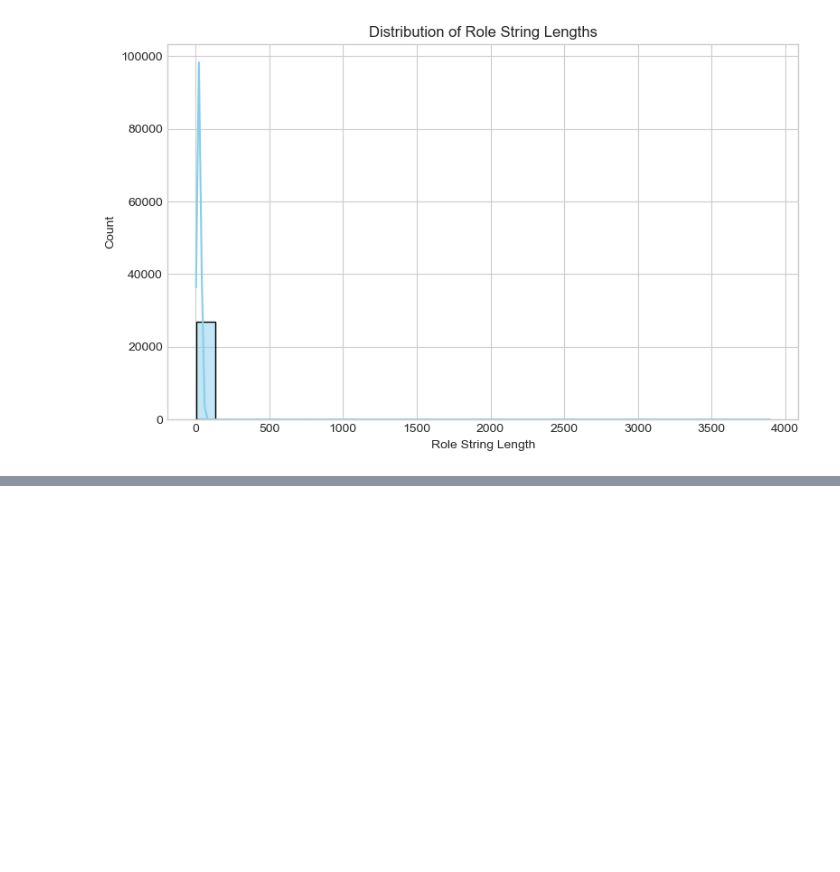
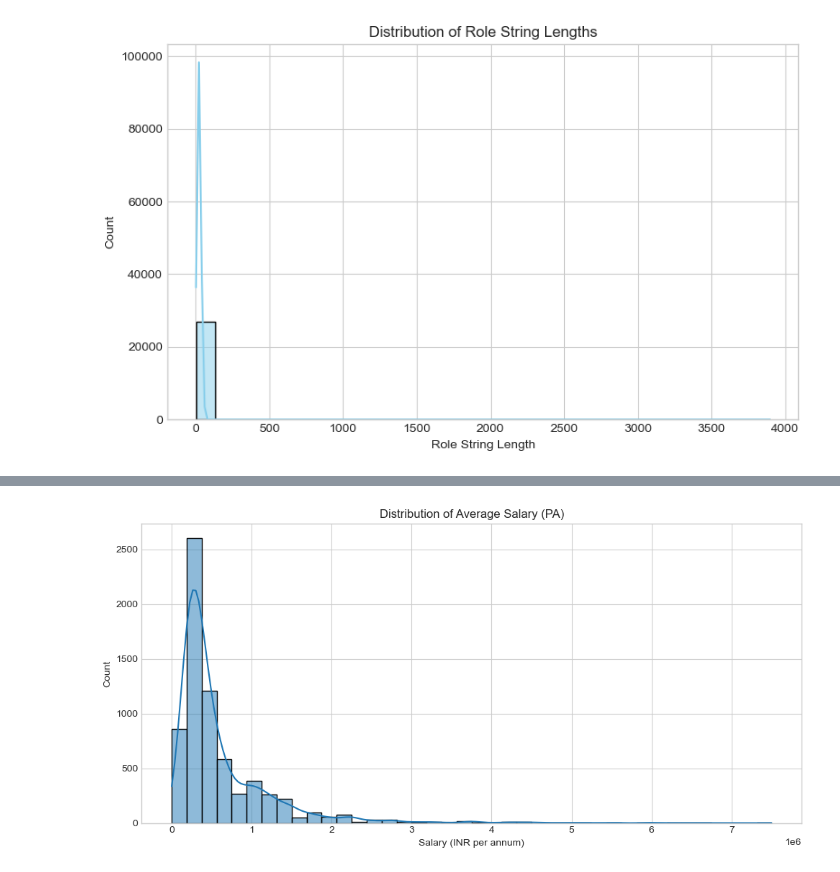
Before and after one commit to Vain-Guy/IBM-Capstone, a Jupyter notebook: Notebooks/eda.ipynb, the cells around one changed output, grey strips where cells are left out. Saved outputs shown, nothing was run; the diff lists cells and outputs as text; code cells hidden in the pictures; blank space fills up the shorter version.

Commit message:
Handling salary column

```diff
--- a/Notebooks/eda.ipynb
+++ b/Notebooks/eda.ipynb
@@ -633,10 +652,10 @@ Mumbai (Mumbai Central) ,Mumbai Suburbs,Navi Mumbai       1
 Name: count, Length: 2428, dtype: int64
 # %%
 # Strip whitespace and standardize casing
-df['location'] = df['location'].dropna().apply(lambda x: x.strip().title())
+df_location['location'] = df_location['location'].dropna().apply(lambda x: x.strip().title())
 
 # Split multiple locations and flatten
-locations_series = df['location'].dropna().apply(lambda x: [loc.strip() for loc in x.split(',')])
+locations_series = df_location['location'].dropna().apply(lambda x: [loc.strip() for loc in x.split(',')])
 all_locations = locations_series.explode()
 
 location_counts = all_locations.value_counts()
@@ -689,13 +709,13 @@ About TEKsystems:* TEKsystems provides global IT professional recruitment servic
 Name: count, Length: 69, dtype: int64
 # %%
 # Length of each entry
-df['functional_area_length'] = df['functional_area'].apply(lambda x: len(str(x)))
+df_func_area['functional_area_length'] = df_func_area['functional_area'].apply(lambda x: len(str(x)))
 
 # Keep likely valid areas (e.g., <100 chars)
-df['functional_area_clean'] = df['functional_area'].apply(lambda x: x if len(str(x)) < 100 else np.nan)
+df_func_area['functional_area_clean'] = df_func_area['functional_area'].apply(lambda x: x if len(str(x)) < 100 else np.nan)
 
 # Split by comma and strip whitespace
-fa_series = df['functional_area_clean'].dropna().apply(lambda x: [fa.strip() for fa in x.split(',')])
+fa_series = df_func_area['functional_area_clean'].dropna().apply(lambda x: [fa.strip() for fa in x.split(',')])
 all_functional_areas = fa_series.explode()
 
 fa_counts = all_functional_areas.value_counts()
@@ -748,16 +769,15 @@ Mining / Quarrying
 Name: count, Length: 122, dtype: int64
 # %%
 # 1. Clean industry column
-# ------------------------------
 
 # Keep short entries (<100 chars) as likely valid
-df['industry_clean'] = df['industry'].apply(lambda x: x if len(str(x)) < 100 else np.nan)
+df_industry['industry_clean'] = df_industry['industry'].apply(lambda x: x if len(str(x)) < 100 else np.nan)
 
 # Calculate length of each entry for visualization
-df['industry_length'] = df['industry'].dropna().apply(lambda x: len(str(x)))
+df_industry['industry_length'] = df_industry['industry'].dropna().apply(lambda x: len(str(x)))
 
 # Split multiple industries and flatten
-industry_series = df['industry_clean'].dropna().apply(lambda x: [ind.strip() for ind in x.split(',')])
+industry_series = df_industry['industry_clean'].dropna().apply(lambda x: [ind.strip() for ind in x.split(',')])
 all_industries = industry_series.explode()
 
 # Remove empty strings
@@ -785,7 +805,7 @@ plt.show()
 # 4. Visualize distribution of industry string lengths
 # ------------------------------
 plt.figure(figsize=(8,5))
-sns.histplot(df['industry_length'].dropna(), bins=30, kde=True, color='skyblue')
+sns.histplot(df_industry['industry_length'].dropna(), bins=30, kde=True, color='skyblue')
 plt.title("Distribution of Industry String Lengths")
 plt.xlabel("Industry String Length")
 plt.ylabel("Count")
@@ -891,0 +923,71 @@ Name: count, dtype: int64
+# %%
+# 1. Copy
+df_salary = df.copy(deep=True)
+
+# 2. Remove irrelevant entries
+irrelevant_patterns = [
+    'Openings:', 'bonus', 'Bonus', 'Esi', 'pf', 'Salary', 'Leave'
+]
+
+df_salary['job_salary_clean'] = df_salary['job_salary'].astype(str)
+
+for pattern in irrelevant_patterns:
+    df_salary.loc[
+        df_salary['job_salary_clean'].str.contains(pattern, case=False, na=False),
+        'job_salary_clean'
+    ] = np.nan
+
+# 3. Keep valid salary ranges
+pattern_salary = r'(\d{1,3}(?:,\d{2,3})*)\s*-\s*(\d{1,3}(?:,\d{2,3})*)'
+valid_mask = df_salary['job_salary_clean'].str.contains(pattern_salary, na=False)
+df_salary = df_salary[valid_mask]
+
+# 4. Convert salaries to numbers
+def clean_num(x):
+    return int(x.replace(",", ""))
+
+df_salary[['min_salary','max_salary']] = (
+    df_salary['job_salary_clean']
+    .str.extract(pattern_salary)
+    .applymap(clean_num)
+)
+
+# 5. Midpoint salary
+df_salary['avg_salary'] = (df_salary['min_salary'] + df_salary['max_salary']) / 2
+
+# CREATE SALARY BUCKETS
+bins = [0, 200000, 400000, 700000, 1000000, 1500000, 2500000, 5000000, 99999999]
+labels = [
+    "≤2L", "2L–4L", "4L–7L", "7L–10L", "10L–15L",
+    "15L–25L", "25L–50L", "50L+"
+]
+
+df_salary['salary_bucket'] = pd.cut(df_salary['avg_salary'], bins=bins, labels=labels, right=True)
+
+# Bucket summary
+bucket_summary = df_salary['salary_bucket'].value_counts().rename_axis("bucket").reset_index(name="count")
+bucket_summary["proportion"] = bucket_summary["count"] / bucket_summary["count"].sum()
+
+print("\n=== Salary Bucket Summary ===")
+print(bucket_summary)
+
+# VISUALIZe
+plt.figure(figsize=(10,5))
+sns.histplot(df_salary['avg_salary'], bins=40, kde=True)
+plt.title("Distribution of Average Salary (PA)")
+plt.xlabel("Salary (INR per annum)")
+plt.ylabel("Count")
+plt.tight_layout()
+plt.show()
+
+plt.figure(figsize=(10,5))
+sns.barplot(data=bucket_summary, x="count", y="bucket", palette="viridis")
+plt.title("Salary Bucket Distribution")
+plt.xlabel("Number of Jobs")
+plt.ylabel("Salary Bucket")
+plt.tight_layout()
+plt.show()
+
+# Add the salary bucket back to the original df
+df['salary_bucket'] = df_salary['salary_bucket']
+# %% [output]
@@ -891,0 +1004 @@ Name: count, dtype: int64
+[figure, added]
```
Also changed, not shown: parts of 18 cells of this notebook.
